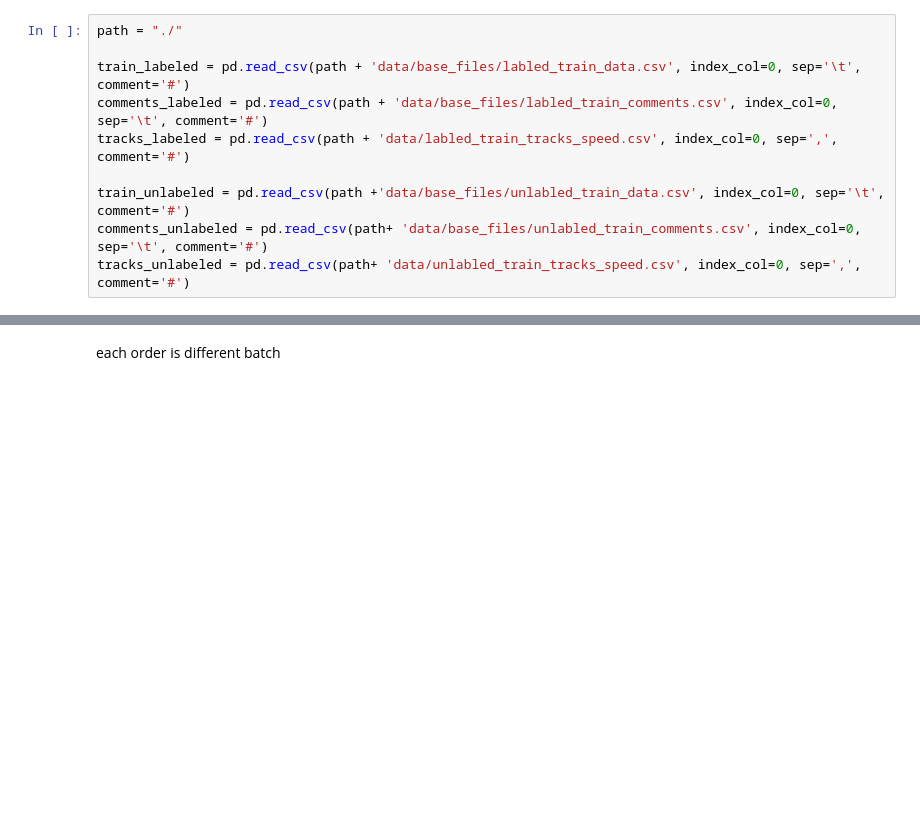
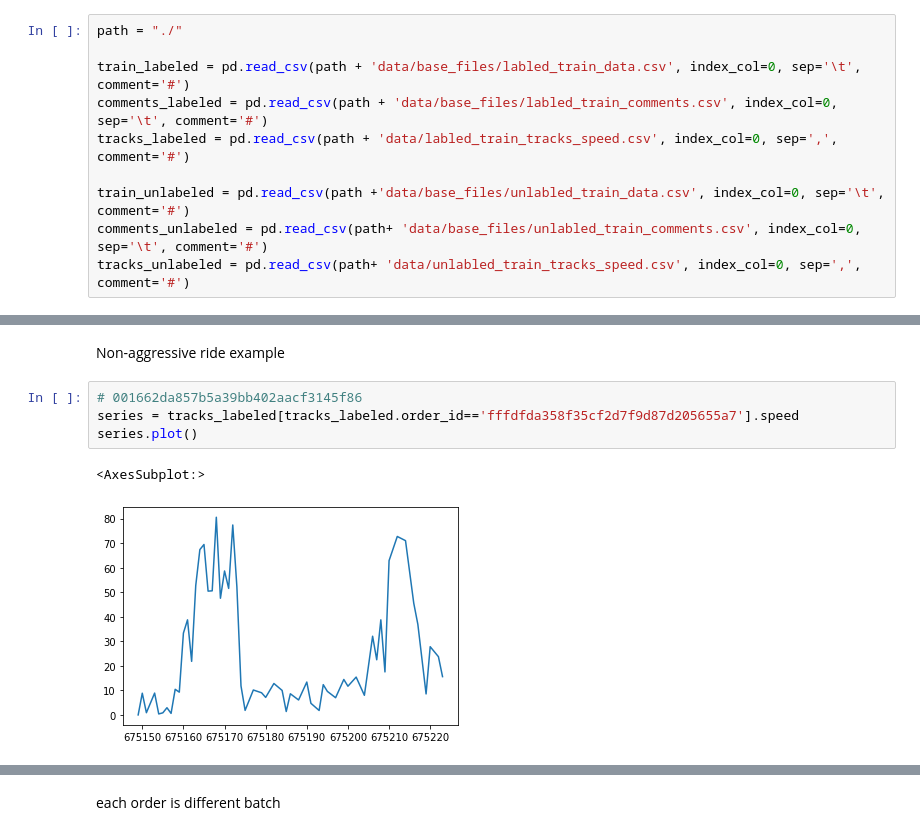
Before and after one commit to Egoluback/aiijc2021_transport, a Jupyter notebook: model4track.ipynb, the cells around one changed output, grey strips where cells are left out. Cells and saved outputs as stored; diff of their text form; blank space fills up the shorter version.

```diff
--- a/model4track.ipynb
+++ b/model4track.ipynb
@@ -46,0 +35,9 @@ tracks_unlabeled.head()
+# %% [markdown]
+Non-aggressive ride example
+# %%
+# 001662da857b5a39bb402aacf3145f86
+series = tracks_labeled[tracks_labeled.order_id=='fffdfda358f35cf2d7f9d87d205655a7'].speed
+series.plot()
+# %% [output]
+<AxesSubplot:>
+[figure, added]
```
Also changed, not shown: parts of 20 cells of this notebook.
